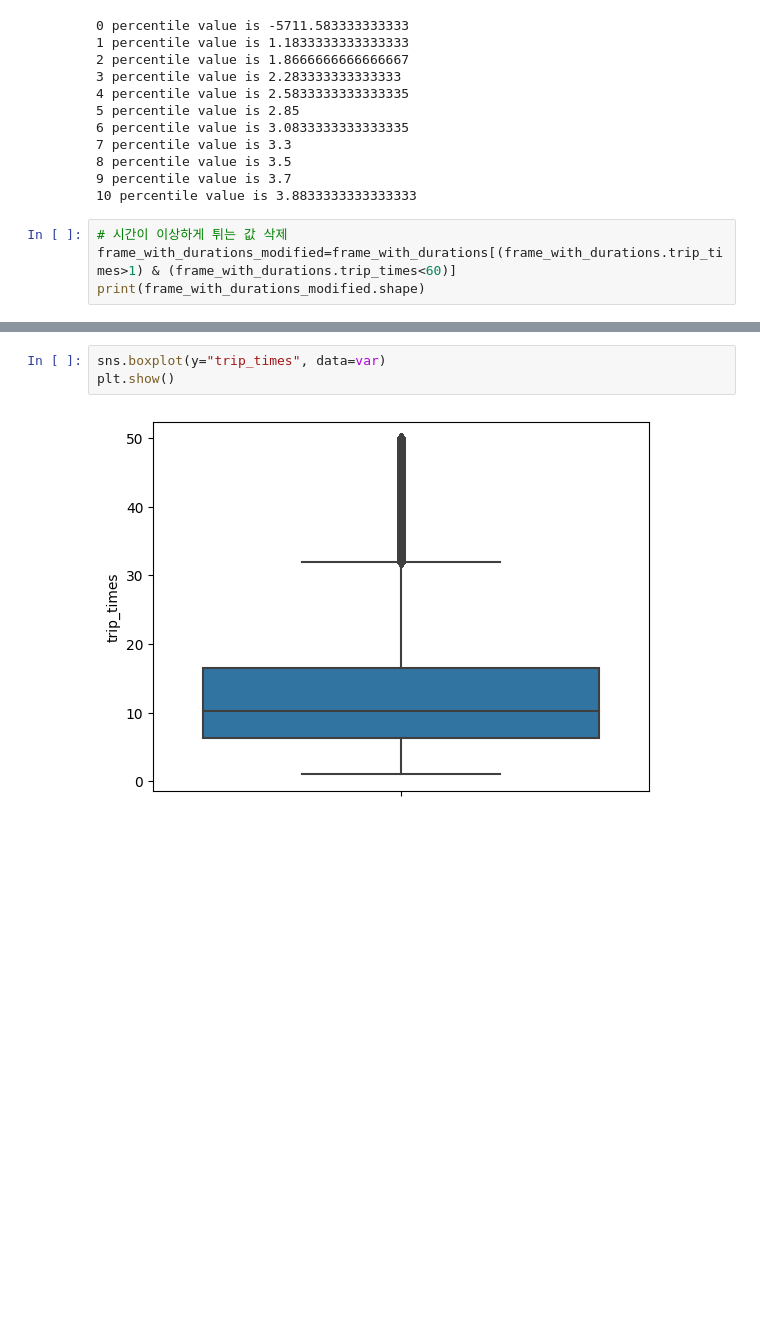
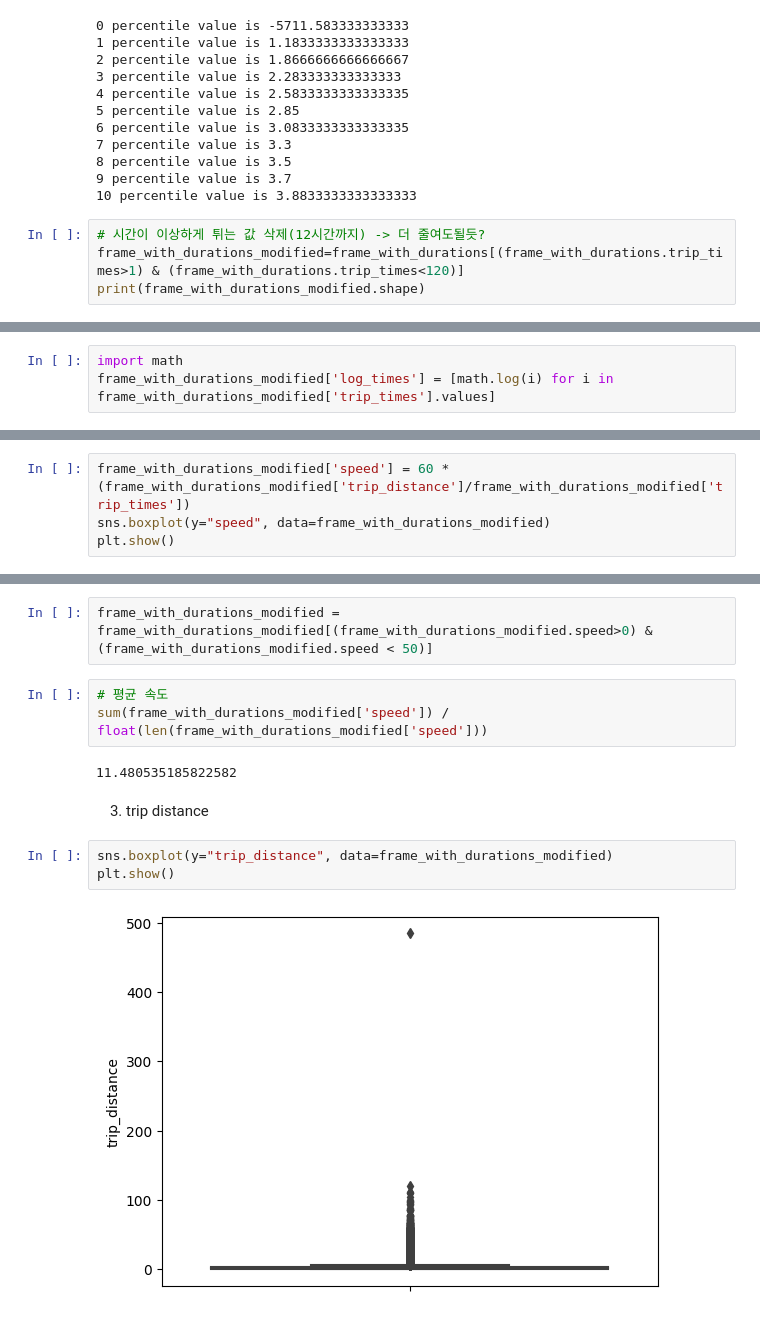
Before and after one commit to SoftwareApplicatiokn/newyork_taxi, a Jupyter notebook: read_file.ipynb, the cells around one changed output, grey strips where cells are left out. Cells and saved outputs as stored; diff of their text form; blank space fills up the shorter version.

Commit message:
remove outlier of time, distance, speed, total_fare, tip

```diff
--- a/read_file.ipynb
+++ b/read_file.ipynb
@@ -180,7 +181,7 @@ for i in range(0, 11):
 9 percentile value is 3.7
 10 percentile value is 3.8833333333333333
 # %%
-# 시간이 이상하게 튀는 값 삭제
-frame_with_durations_modified=frame_with_durations[(frame_with_durations.trip_times>1) & (frame_with_durations.trip_times<60)]
+# 시간이 이상하게 튀는 값 삭제(12시간까지) -> 더 줄여도될듯?
+frame_with_durations_modified=frame_with_durations[(frame_with_durations.trip_times>1) & (frame_with_durations.trip_times<120)]
 print(frame_with_durations_modified.shape)
 # %% [output]
@@ -193,0 +209,3 @@ print(var[0], var[-1])
+# %%
+import math
+frame_with_durations_modified['log_times'] = [math.log(i) for i in frame_with_durations_modified['trip_times'].values]
@@ -193,0 +234,4 @@ print(var[0], var[-1])
+# %%
+frame_with_durations_modified['speed'] = 60 * (frame_with_durations_modified['trip_distance']/frame_with_durations_modified['trip_times'])
+sns.boxplot(y="speed", data=frame_with_durations_modified)
+plt.show()
@@ -194,5 +320,14 @@ print(var[0], var[-1])
+# %%
+frame_with_durations_modified = frame_with_durations_modified[(frame_with_durations_modified.speed>0) & (frame_with_durations_modified.speed < 50)]
+# %%
+# 평균 속도
+sum(frame_with_durations_modified['speed']) / float(len(frame_with_durations_modified['speed']))
+# %% [output]
+11.480535185822582
+# %% [markdown]
+3. trip distance
 # %%
-sns.boxplot(y="trip_times", data=var)
+sns.boxplot(y="trip_distance", data=frame_with_durations_modified)
 plt.show()
 # %% [output]
-[figure, old version]
+[figure, new version]
```
Also changed, not shown: parts of 38 cells of this notebook.
